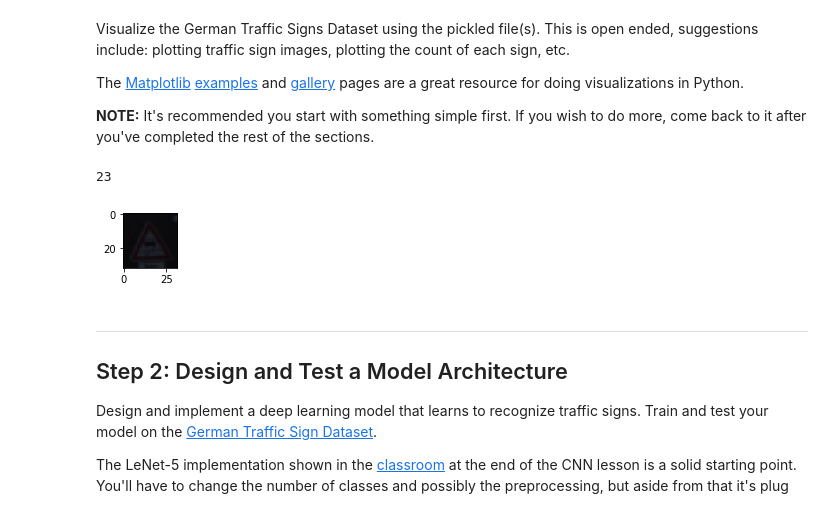
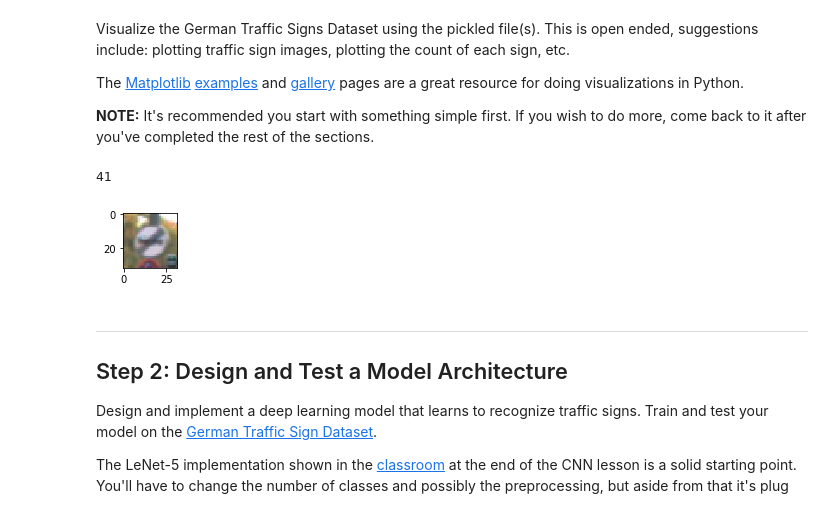
Before and after one commit to alanxiaoyi/udacity-carnd, a Jupyter notebook: CarND-Traffic-Sign-Classifier-Project/Traffic_Sign_Classifier.ipynb, the cells around one changed output. Saved outputs shown, nothing was run; the diff lists cells and outputs as text; code cells hidden in the pictures.

```diff
--- a/CarND-Traffic-Sign-Classifier-Project/Traffic_Sign_Classifier.ipynb
+++ b/CarND-Traffic-Sign-Classifier-Project/Traffic_Sign_Classifier.ipynb
@@ -91,21 +91,22 @@ The [Matplotlib](http://matplotlib.org/) [examples](http://matplotlib.org/exampl
 # %%
 ### Data exploration visualization code goes here.
 ### Feel free to use as many code cells as needed.
 import matplotlib.pyplot as plt
 import random
 
 # Visualizations will be shown in the notebook.
 %matplotlib inline
 
 index = (random.randint(0, n_train))
+index = 100
 img = train['features'][index,:,:,:]
 
 plt.figure(figsize=(1,1))
 plt.imshow(img)
 print(train['labels'][index])
 # %% [output]
-23
+41
-[figure, old version]
+[figure, new version]
 # %% [markdown]
 ----
 
```
Also changed, not shown: parts of 5 cells of this notebook.
